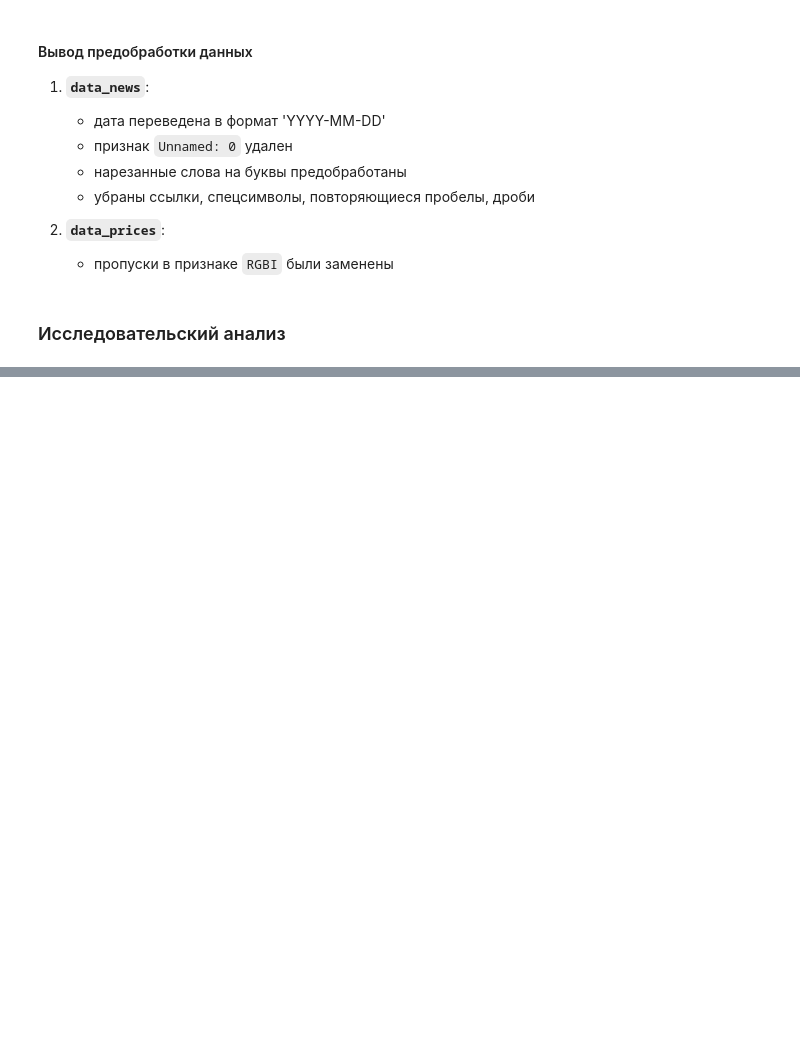
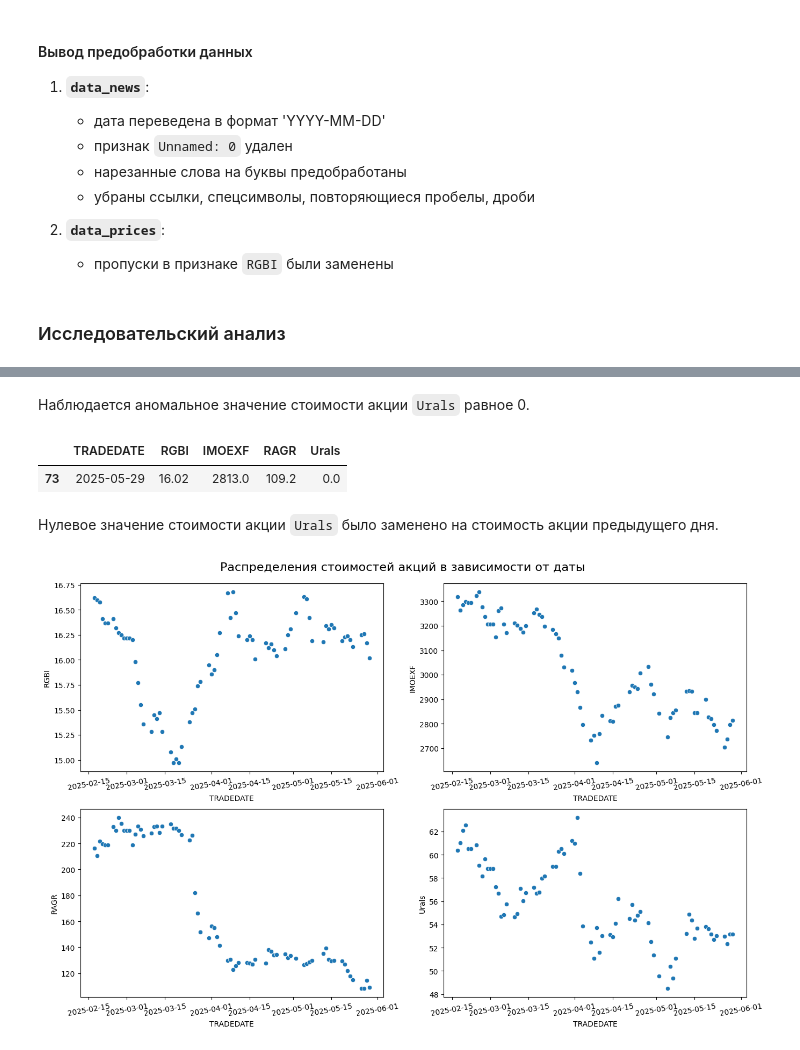
Before and after one commit to serguntsov/NLP_MARKET_PREDICTIONS, a Jupyter notebook: news_that_move_markets.ipynb, the cells around one changed output, grey strips where cells are left out. Saved outputs shown, nothing was run; the diff lists cells and outputs as text; code cells hidden in the pictures; blank space fills up the shorter version.

```diff
--- a/news_that_move_markets.ipynb
+++ b/news_that_move_markets.ipynb
@@ -226,0 +250,31 @@ print('Количество пропусков после предобработ
+# %% [markdown]
+Наблюдается аномальное значение стоимости акции `Urals` равное 0.
+# %%
+display(data_prices.query('Urals == 0'))
+# Было бы неплохо заменить на реальное значение, но что-то не нашел идентичное распределение
+data_prices.loc[73, 'Urals'] = data_prices.loc[72, 'Urals']
+# %% [output]
+|  | TRADEDATE | RGBI | IMOEXF | RAGR | Urals |
+| 73 | 2025-05-29 | 16.02 | 2813.0 | 109.2 | 0.0 |
+# %% [markdown]
+Нулевое значение стоимости акции `Urals` было заменено на стоимость акции предыдущего дня.
+# %%
+# Функция для отображения диаграмм рассеяния всех признаков
+def plt_hist_time(df):
+    plt.figure(figsize=(16, 10))
+    i = 1
+    cols = df.columns[1:]
+
+    for clm_n in cols:
+        plt.subplot(2, 2, i)
+        if pd.api.types.is_numeric_dtype(df[clm_n]):
+            sns.scatterplot(data=df, x='TRADEDATE', y=clm_n,)
+            plt.xticks(rotation=10)
+        i += 1
+# %%
+plt_hist_time(data_prices)
+plt.suptitle('Распределения стоимостей акций в зависимости от даты', y=0.92, fontsize=16)
+
+plt.show()
+# %% [output]
+[figure, added]
```
Also changed, not shown: parts of 10 cells of this notebook.
